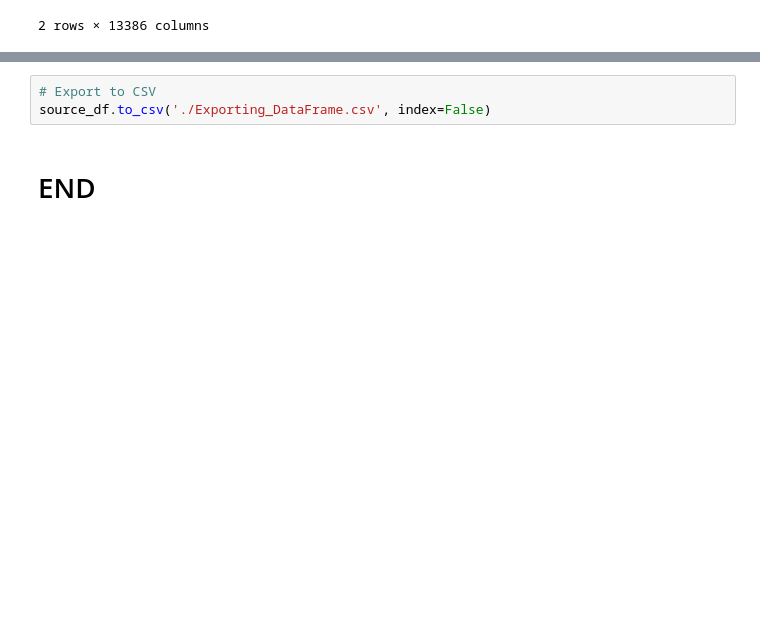
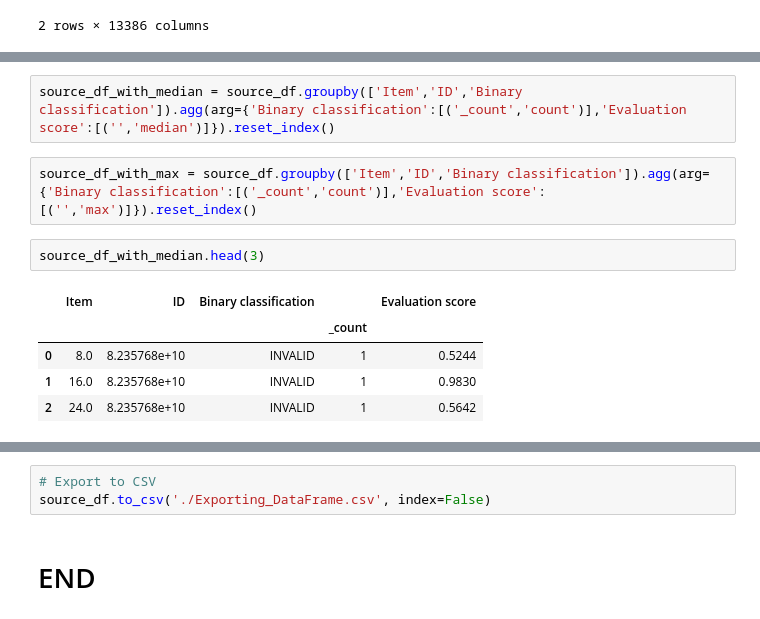
Before and after one commit to brown9804/DAF_path, a Jupyter notebook: 0_materials_states_binary_classification/Binary_Classification_evaluation_score_re-assessment.ipynb, the cells around one changed output, grey strips where cells are left out. Cells and saved outputs as stored; diff of their text form; blank space fills up the shorter version.

Commit message:
with modifications of group by

```diff
--- a/0_materials_states_binary_classification/Binary_Classification_evaluation_score_re-assessment.ipynb
+++ b/0_materials_states_binary_classification/Binary_Classification_evaluation_score_re-assessment.ipynb
@@ -461,0 +468,12 @@ source_df.groupby(["Matching result"])["Code"].value_counts(normalize=True).unst
+# %%
+source_df_with_median = source_df.groupby(['Item','ID','Binary classification']).agg(arg={'Binary classification':[('_count','count')],'Evaluation score':[('','median')]}).reset_index()
+# %%
+source_df_with_max = source_df.groupby(['Item','ID','Binary classification']).agg(arg={'Binary classification':[('_count','count')],'Evaluation score':[('','max')]}).reset_index()
+# %%
+source_df_with_median.head(3)
+# %% [output]
+|  | Item | ID | Binary classification |  | Evaluation score |
+|  |  |  |  | _count |  |
+| 0 | 8.0 | 8.235768e+10 | INVALID | 1 | 0.5244 |
+| 1 | 16.0 | 8.235768e+10 | INVALID | 1 | 0.9830 |
+| 2 | 24.0 | 8.235768e+10 | INVALID | 1 | 0.5642 |
```
Also changed, not shown: parts of 3 cells of this notebook.
